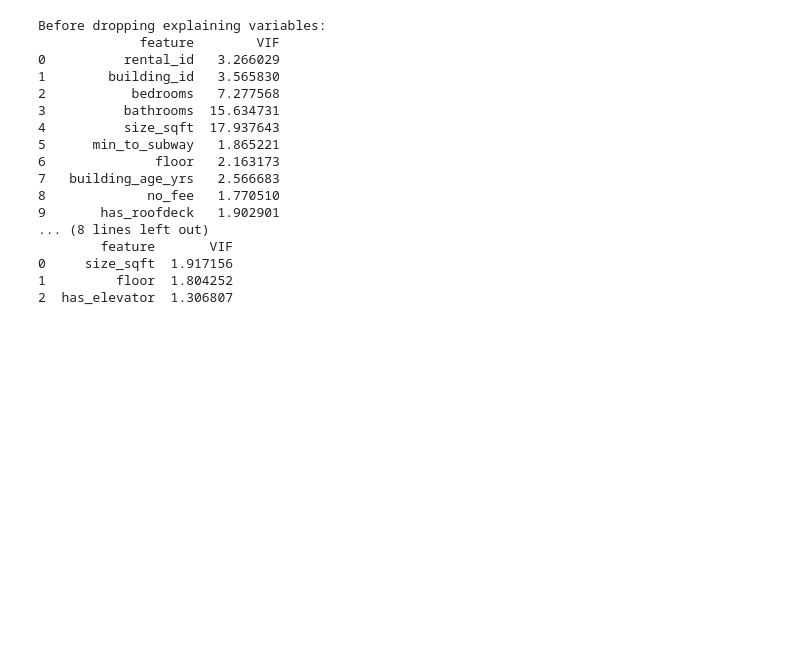
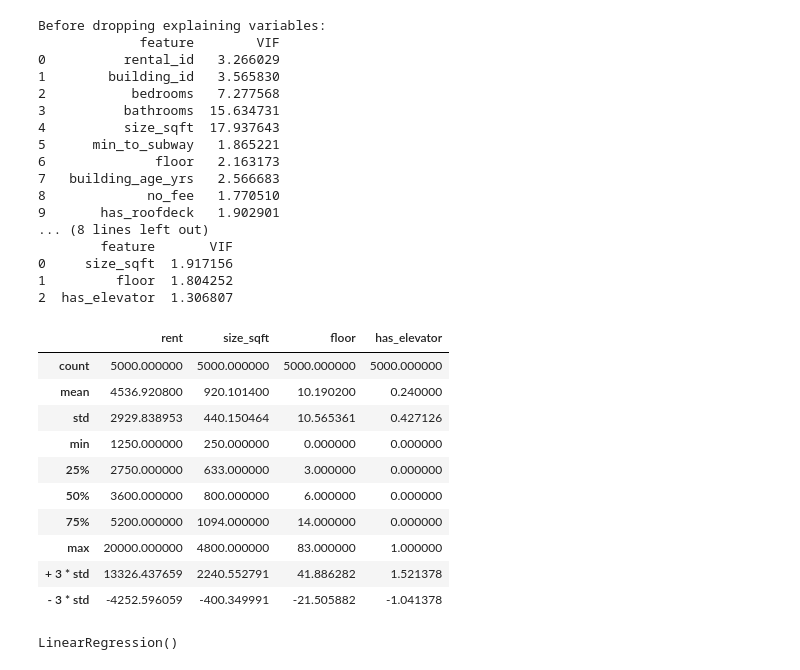
Before and after one commit to MaximilianHauser/MultipleLinearRegression, a Jupyter notebook: Multiple_Linear_Regression.ipynb, the cells around one changed output. Saved outputs shown, nothing was run; the diff lists cells and outputs as text; code cells hidden in the pictures; blank space fills up the shorter version.

```diff
--- a/Multiple_Linear_Regression.ipynb
+++ b/Multiple_Linear_Regression.ipynb
@@ -113,3 +115,40 @@ Before dropping explaining variables:
 0     size_sqft  1.917156
 1         floor  1.804252
 2  has_elevator  1.306807
+# %%
+# get describtion of datadistribution ---------------------------------------------------------------------------------------- #
+descr_df = no_mc_easy_df.describe()
+
+# add 3-times standard deviation metric -------------------------------------------------------------------------------------- #
+descr_df.loc["+ 3 * std"] = descr_df.loc["mean"] + (descr_df.loc["std"] * 3)
+descr_df.loc["- 3 * std"] = descr_df.loc["mean"] - (descr_df.loc["std"] * 3)
+
+descr_df
+# %% [output]
+|  | rent | size_sqft | floor | has_elevator |
+| count | 5000.000000 | 5000.000000 | 5000.000000 | 5000.000000 |
+| mean | 4536.920800 | 920.101400 | 10.190200 | 0.240000 |
+| std | 2929.838953 | 440.150464 | 10.565361 | 0.427126 |
+| min | 1250.000000 | 250.000000 | 0.000000 | 0.000000 |
+| 25% | 2750.000000 | 633.000000 | 3.000000 | 0.000000 |
+| 50% | 3600.000000 | 800.000000 | 6.000000 | 0.000000 |
+| 75% | 5200.000000 | 1094.000000 | 14.000000 | 0.000000 |
+| max | 20000.000000 | 4800.000000 | 83.000000 | 1.000000 |
+| + 3 * std | 13326.437659 | 2240.552791 | 41.886282 | 1.521378 |
+| - 3 * std | -4252.596059 | -400.349991 | -21.505882 | -1.041378 |
+# %%
+# splitting the dataframe into dependent and independent variables ----------------------------------------------------------- #
+
+X = X_2
+Y = Y
+
+# split the data into train and test groups ---------------------------------------------------------------------------------- #
+X_train, X_test, y_train, y_test = train_test_split(X, Y, test_size=0.20, random_state=1)
+
+# create linear_regression_model_object -------------------------------------------------------------------------------------- #
+regression_model = LinearRegression()
+
+# fit the model to the data -------------------------------------------------------------------------------------------------- #
+regression_model.fit(X_train, y_train)
+# %% [output]
+LinearRegression()
```
Also changed, not shown: parts of 2 cells of this notebook.
